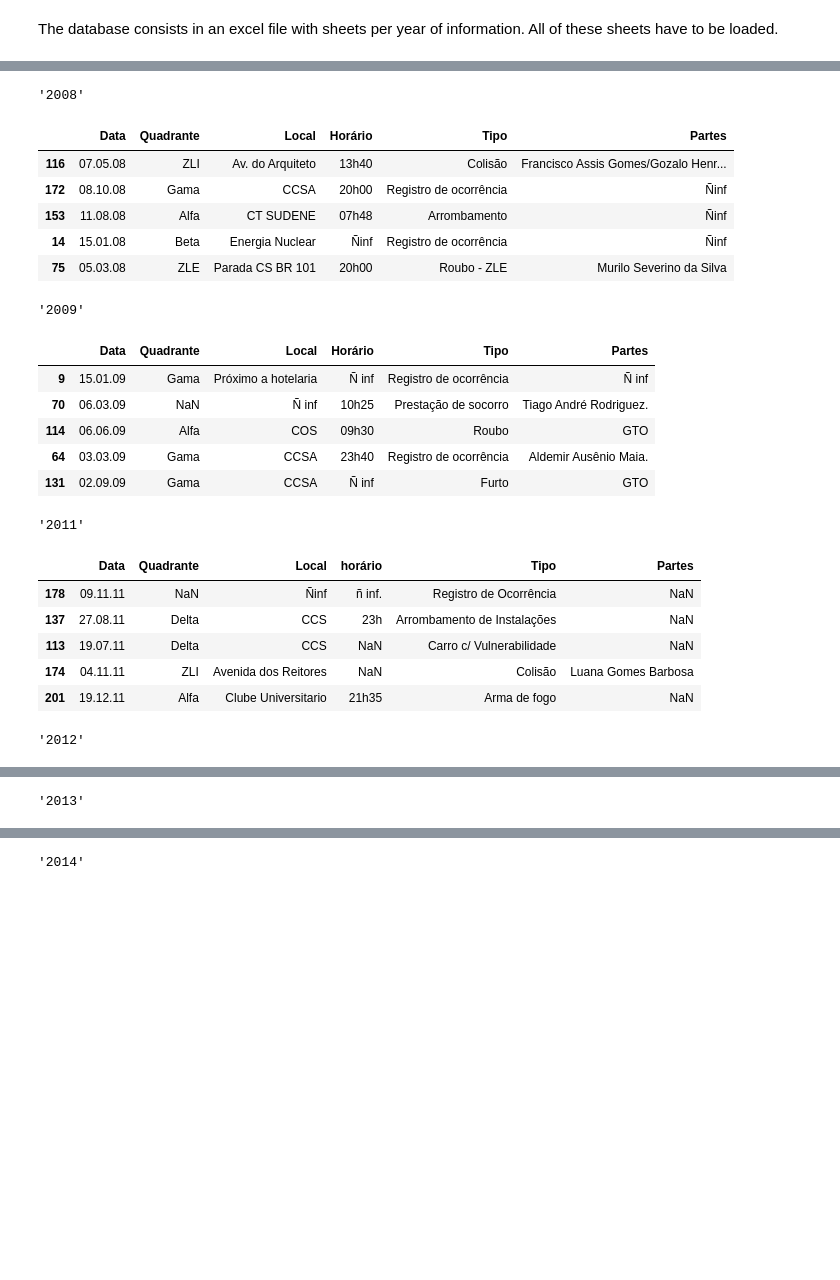
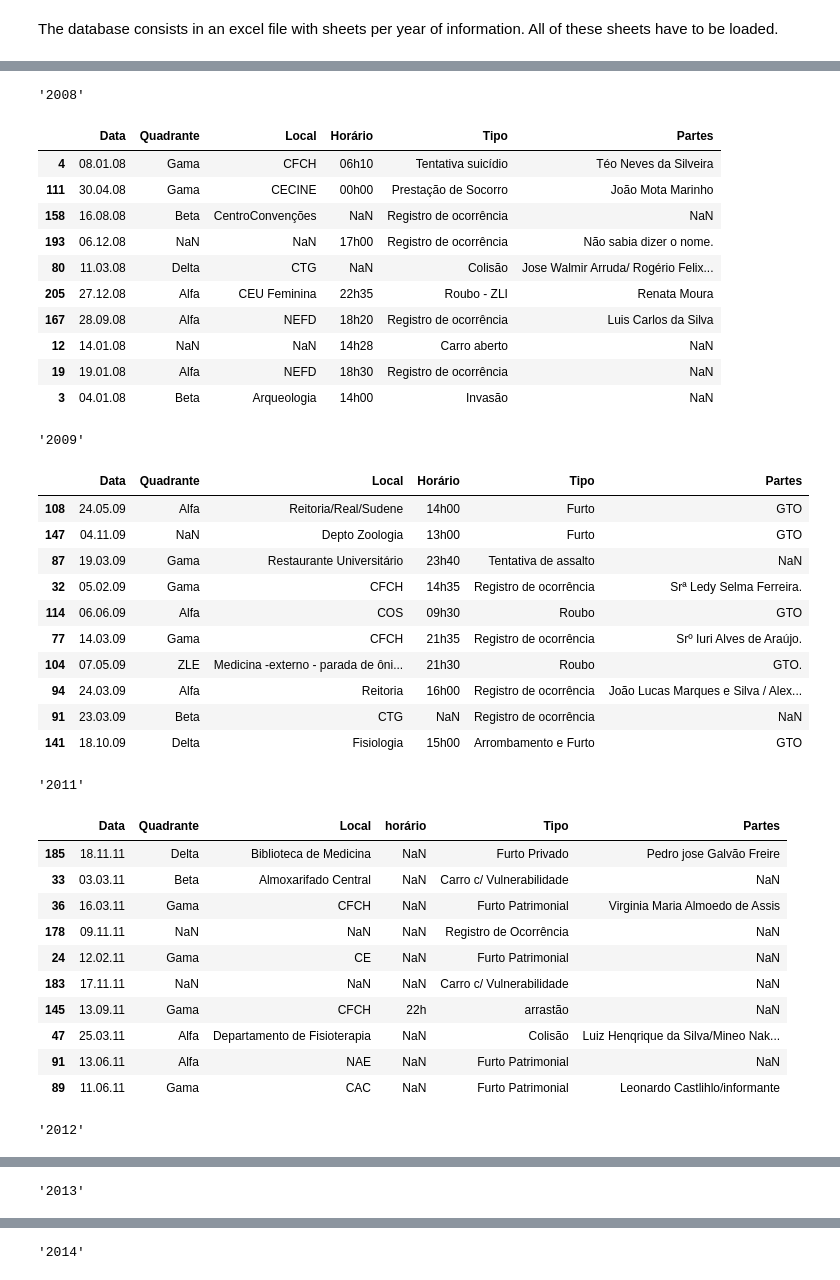
Before and after one commit to pedro00dk/ufpe-security-analysis, a Jupyter notebook: ufpe_sa.ipynb, the cells around one changed output, grey strips where cells are left out. Drawn from its saved outputs; the diff is of its cells as text; code cells hidden in the pictures; blank space fills up the shorter version.

```diff
--- a/ufpe_sa.ipynb
+++ b/ufpe_sa.ipynb
@@ -64,37 +65,63 @@ dfs = xls.parse(sheet_name=xls.sheet_names)
 ... (4 outputs left out)
 # %%
-drop_rules = [
-    lambda c: c == 'descrição sumária',
-    lambda c: c == 'medidas',
-    lambda c: c.startswith('unnamed')
-]
+drop_rule = re.compile(
+    r'''(?ix)
+    descrição \s sumária |
+    medidas |
+    unnamed.*
+    '''
+)
+na_rule = re.compile(
+    r'(?ix)ñ.*'
+)
 
 dfs = {
-    y: df.drop([c for c in df.columns if any(r(c.lower()) for r in drop_rules)], axis='columns')
+    y: df.drop([c for c in df.columns if drop_rule.match(c) != None], axis='columns')
     for y, df in dfs.items()
 }
-[display(y, df.sample(5)) for y, df in dfs.items()]
+dfs = {
+    y: df.replace(na_rule.pattern, np.nan, regex=True)
+    for y, df in dfs.items()
+}
+
+
+[display(y, df.sample(10)) for y, df in dfs.items()]
 # %% [output]
 '2008'
 |  | Data | Quadrante | Local | Horário | Tipo | Partes |
-| 116 | 07.05.08 | ZLI | Av. do Arquiteto | 13h40 | Colisão | Francisco Assis Gomes/Gozalo Henr... |
-| 172 | 08.10.08 | Gama | CCSA | 20h00 | Registro de ocorrência | Ñinf |
-| 153 | 11.08.08 | Alfa | CT SUDENE | 07h48 | Arrombamento | Ñinf |
-| 14 | 15.01.08 | Beta | Energia Nuclear | Ñinf | Registro de ocorrência | Ñinf |
-| 75 | 05.03.08 | ZLE | Parada CS BR 101 | 20h00 | Roubo - ZLE | Murilo Severino da Silva |
+| 4 | 08.01.08 | Gama | CFCH | 06h10 | Tentativa suicídio | Téo Neves da Silveira |
+| 111 | 30.04.08 | Gama | CECINE | 00h00 | Prestação de Socorro | João Mota Marinho |
+| 158 | 16.08.08 | Beta | CentroConvenções | NaN | Registro de ocorrência | NaN |
+| 193 | 06.12.08 | NaN | NaN | 17h00 | Registro de ocorrência | Não sabia dizer o nome. |
+| 80 | 11.03.08 | Delta | CTG | NaN | Colisão | Jose Walmir Arruda/ Rogério Felix... |
+| 205 | 27.12.08 | Alfa | CEU Feminina | 22h35 | Roubo - ZLI | Renata Moura |
+| 167 | 28.09.08 | Alfa | NEFD | 18h20 | Registro de ocorrência | Luis Carlos da Silva |
+| 12 | 14.01.08 | NaN | NaN | 14h28 | Carro aberto | NaN |
+| 19 | 19.01.08 | Alfa | NEFD | 18h30 | Registro de ocorrência | NaN |
+| 3 | 04.01.08 | Beta | Arqueologia | 14h00 | Invasão | NaN |
 '2009'
 |  | Data | Quadrante | Local | Horário | Tipo | Partes |
-| 9 | 15.01.09 | Gama | Próximo a hotelaria | Ñ inf | Registro de ocorrência | Ñ inf |
-| 70 | 06.03.09 | NaN | Ñ inf | 10h25 | Prestação de socorro | Tiago André Rodriguez. |
+| 108 | 24.05.09 | Alfa | Reitoria/Real/Sudene | 14h00 | Furto | GTO |
+| 147 | 04.11.09 | NaN | Depto Zoologia | 13h00 | Furto | GTO |
+| 87 | 19.03.09 | Gama | Restaurante Universitário | 23h40 | Tentativa de assalto | NaN |
+| 32 | 05.02.09 | Gama | CFCH | 14h35 | Registro de ocorrência | Srª Ledy Selma Ferreira. |
 | 114 | 06.06.09 | Alfa | COS | 09h30 | Roubo | GTO |
-| 64 | 03.03.09 | Gama | CCSA | 23h40 | Registro de ocorrência | Aldemir Ausênio Maia. |
-| 131 | 02.09.09 | Gama | CCSA | Ñ inf | Furto | GTO |
+| 77 | 14.03.09 | Gama | CFCH | 21h35 | Registro de ocorrência | Srº Iuri Alves de Araújo. |
+| 104 | 07.05.09 | ZLE | Medicina -externo - parada de ôni... | 21h30 | Roubo | GTO. |
+| 94 | 24.03.09 | Alfa | Reitoria | 16h00 | Registro de ocorrência | João Lucas Marques e Silva / Alex... |
+| 91 | 23.03.09 | Beta | CTG | NaN | Registro de ocorrência | NaN |
+| 141 | 18.10.09 | Delta | Fisiologia | 15h00 | Arrombamento e Furto | GTO |
 '2011'
 |  | Data | Quadrante | Local | horário | Tipo | Partes |
-| 178 | 09.11.11 | NaN | Ñinf | ñ inf. | Registro de Ocorrência | NaN |
-| 137 | 27.08.11 | Delta | CCS | 23h | Arrombamento de Instalações | NaN |
-| 113 | 19.07.11 | Delta | CCS | NaN | Carro c/ Vulnerabilidade | NaN |
-| 174 | 04.11.11 | ZLI | Avenida dos Reitores | NaN | Colisão | Luana Gomes Barbosa |
-| 201 | 19.12.11 | Alfa | Clube Universitario | 21h35 | Arma de fogo | NaN |
+| 185 | 18.11.11 | Delta | Biblioteca de Medicina | NaN | Furto Privado | Pedro jose Galvão Freire |
+| 33 | 03.03.11 | Beta | Almoxarifado Central | NaN | Carro c/ Vulnerabilidade | NaN |
+| 36 | 16.03.11 | Gama | CFCH | NaN | Furto Patrimonial | Virginia Maria Almoedo de Assis |
+| 178 | 09.11.11 | NaN | NaN | NaN | Registro de Ocorrência | NaN |
+| 24 | 12.02.11 | Gama | CE | NaN | Furto Patrimonial | NaN |
+| 183 | 17.11.11 | NaN | NaN | NaN | Carro c/ Vulnerabilidade | NaN |
+| 145 | 13.09.11 | Gama | CFCH | 22h | arrastão | NaN |
+| 47 | 25.03.11 | Alfa | Departamento de Fisioterapia | NaN | Colisão | Luiz Henqrique da Silva/Mineo Nak... |
+| 91 | 13.06.11 | Alfa | NAE | NaN | Furto Patrimonial | NaN |
+| 89 | 11.06.11 | Gama | CAC | NaN | Furto Patrimonial | Leonardo Castlihlo/informante |
 '2012'
 |  | Data | Quadrante | Local | horário | Tipo | Partes |
```
Also changed, not shown: parts of 3 cells of this notebook.
